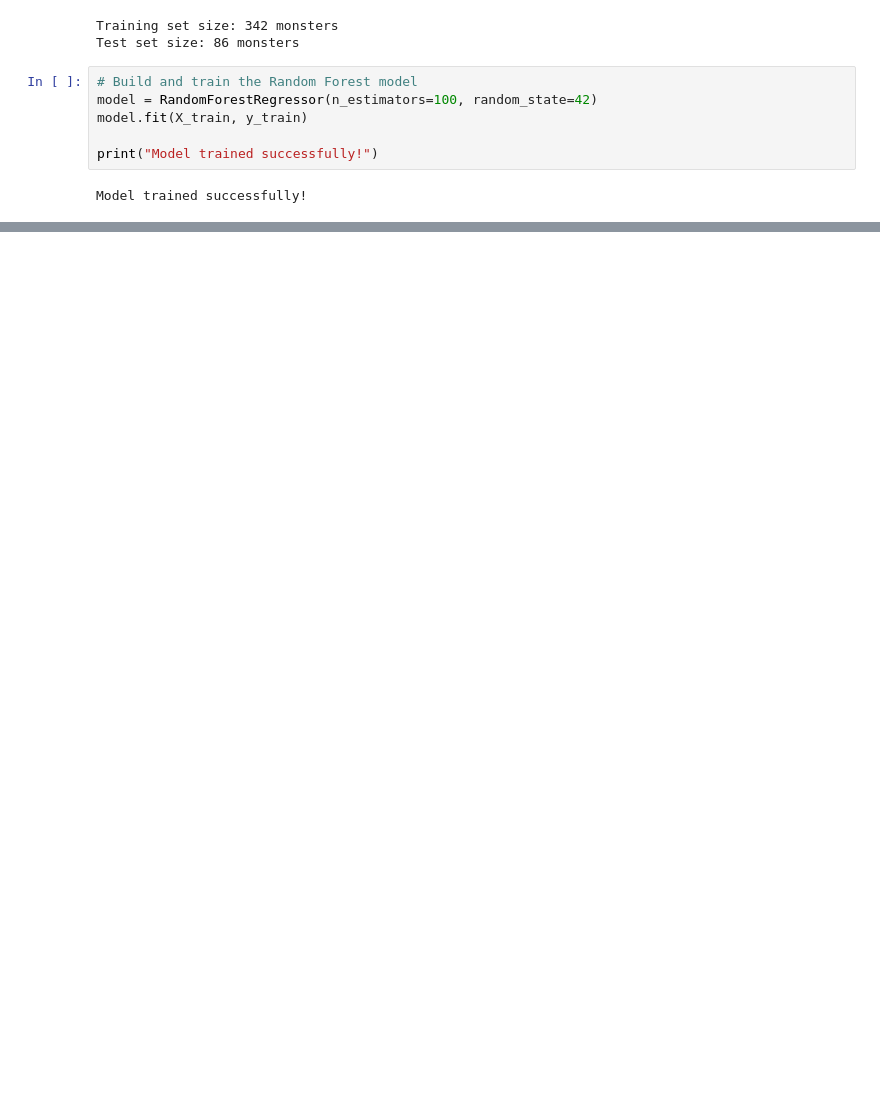
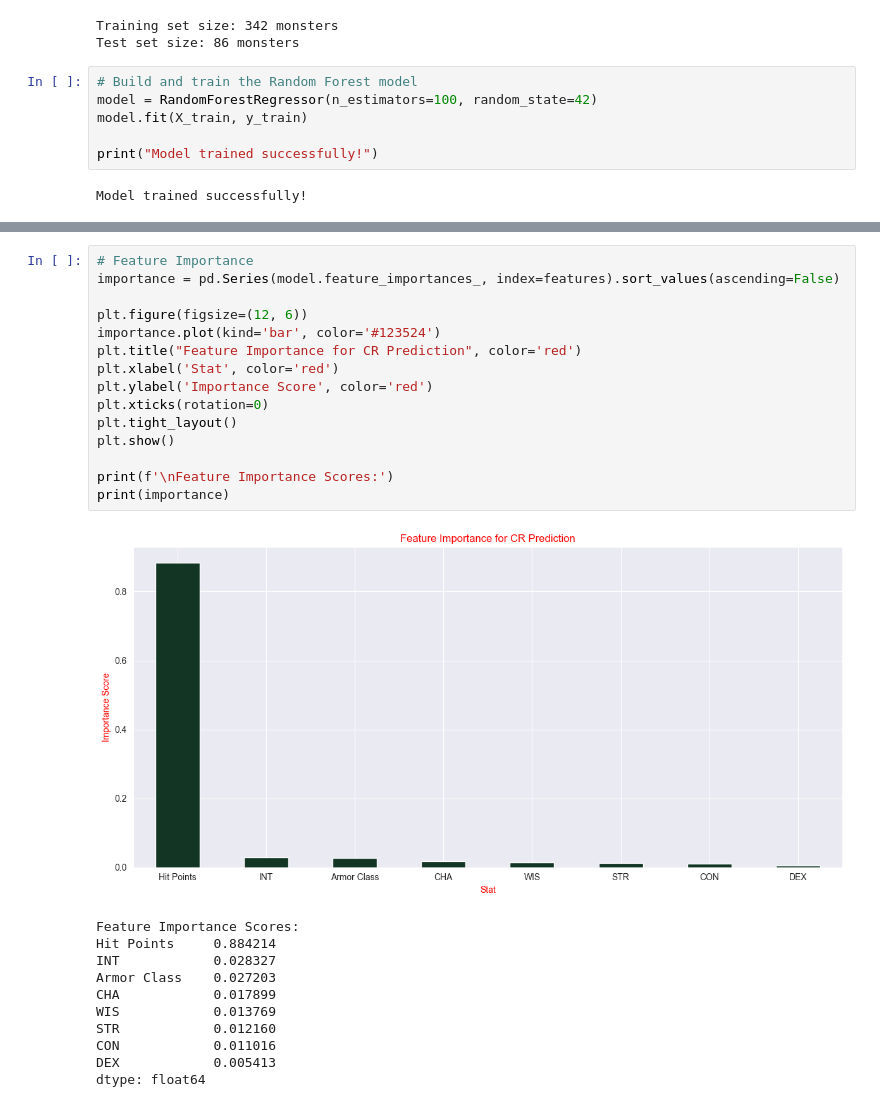
Before and after one commit to jpitts-dev/dnd-cr-predictor, a Jupyter notebook: cr_predictor_analysis.ipynb, the cells around one changed output, grey strips where cells are left out. Drawn from its saved outputs; the diff is of its cells as text; blank space fills up the shorter version.

```diff
--- a/cr_predictor_analysis.ipynb
+++ b/cr_predictor_analysis.ipynb
@@ -160,0 +187,27 @@ Model trained successfully!
+# %%
+# Feature Importance
+importance = pd.Series(model.feature_importances_, index=features).sort_values(ascending=False)
+
+plt.figure(figsize=(12, 6))
+importance.plot(kind='bar', color='#123524')
+plt.title("Feature Importance for CR Prediction", color='red')
+plt.xlabel('Stat', color='red')
+plt.ylabel('Importance Score', color='red')
+plt.xticks(rotation=0)
+plt.tight_layout()
+plt.show()
+
+print(f'\nFeature Importance Scores:')
+print(importance)
+# %% [output]
+[figure, added]
+Feature Importance Scores:
+Hit Points     0.884214
+INT            0.028327
+Armor Class    0.027203
+CHA            0.017899
+WIS            0.013769
+STR            0.012160
+CON            0.011016
+DEX            0.005413
+dtype: float64
```
Also changed, not shown: parts of 9 cells of this notebook, 1 other file.
